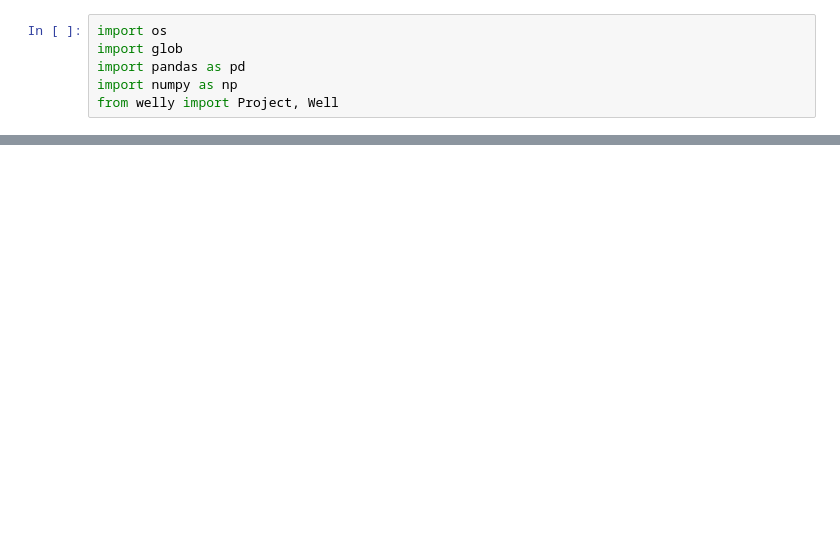
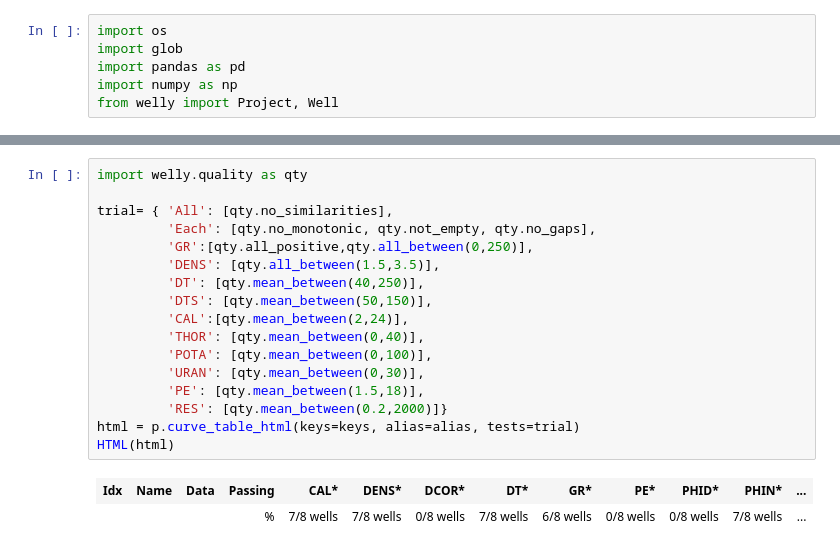
Before and after one commit to WesleyTheGeolien/t20-Dash_Well_Viz, a Jupyter notebook: Notebooks/load_multiple_wells.ipynb, the cells around one changed output, grey strips where cells are left out. Saved outputs shown, nothing was run; the diff lists cells and outputs as text; blank space fills up the shorter version.

```diff
--- a/Notebooks/load_multiple_wells.ipynb
+++ b/Notebooks/load_multiple_wells.ipynb
@@ -55,0 +84,20 @@ plt.show()
+# %%
+import welly.quality as qty
+
+trial= { 'All': [qty.no_similarities],
+         'Each': [qty.no_monotonic, qty.not_empty, qty.no_gaps],
+         'GR':[qty.all_positive,qty.all_between(0,250)],
+         'DENS': [qty.all_between(1.5,3.5)],
+         'DT': [qty.mean_between(40,250)],
+         'DTS': [qty.mean_between(50,150)],
+         'CAL':[qty.mean_between(2,24)],
+         'THOR': [qty.mean_between(0,40)],
+         'POTA': [qty.mean_between(0,100)],
+         'URAN': [qty.mean_between(0,30)],
+         'PE': [qty.mean_between(1.5,18)],
+         'RES': [qty.mean_between(0.2,2000)]}
+html = p.curve_table_html(keys=keys, alias=alias, tests=trial)
+HTML(html)
+# %% [output]
+| Idx | Name | Data | Passing | CAL* | DENS* | DCOR* | DT* | GR* | PE* | PHID* | PHIN* | ... |
+|  |  |  | % | 7/8 wells | 7/8 wells | 0/8 wells | 7/8 wells | 6/8 wells | 0/8 wells | 0/8 wells | 7/8 wells | ... |
```
Also changed, not shown: parts of 10 cells of this notebook.
